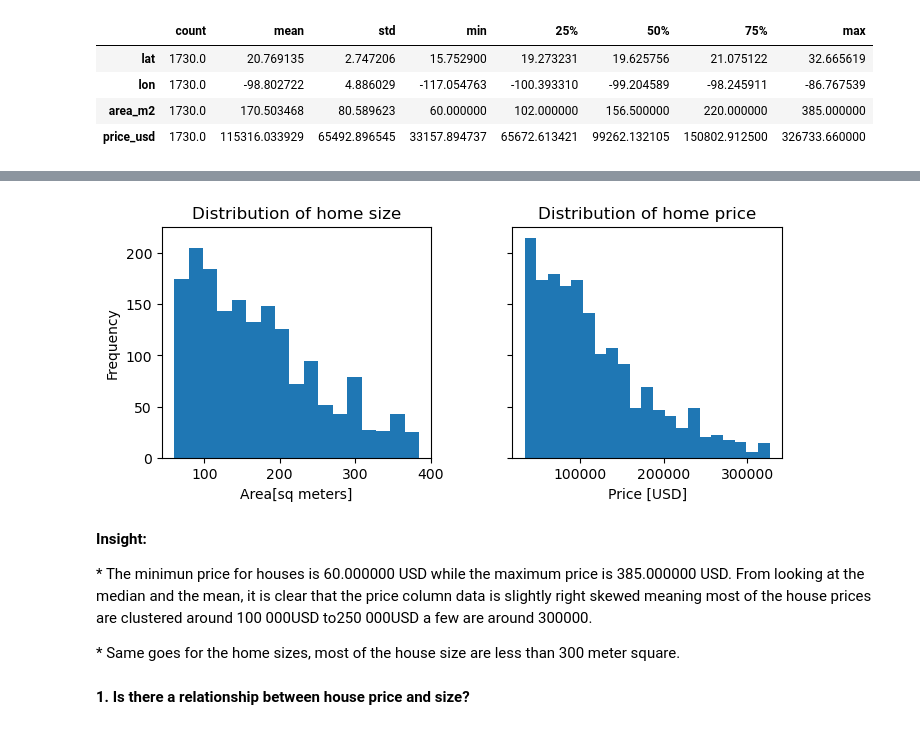
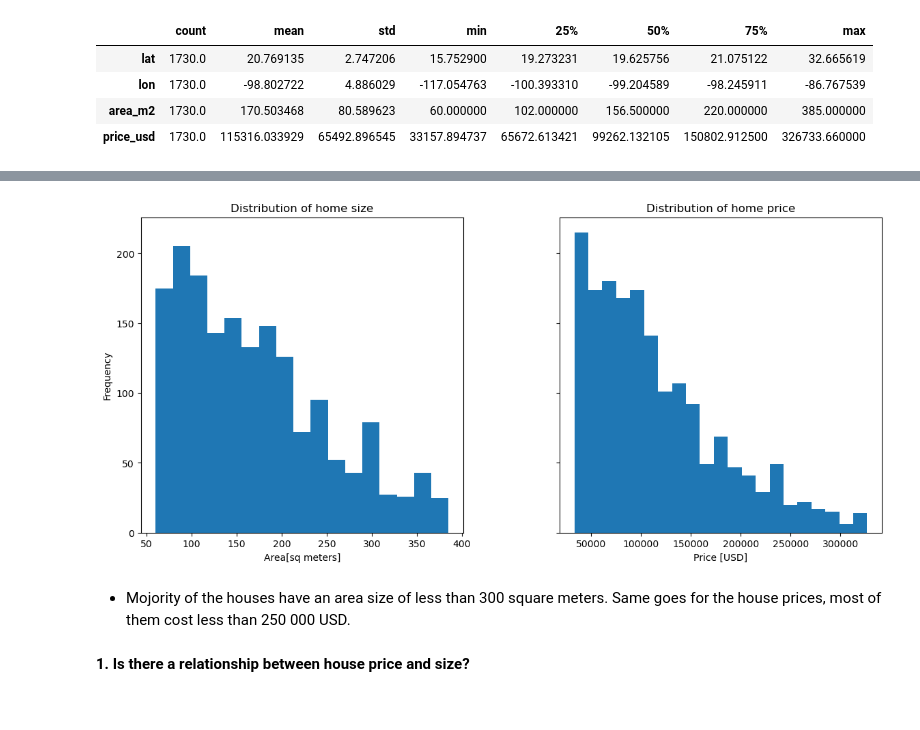
Before and after one commit to okanina/Mexico_Housing, a Jupyter notebook: ExploratoryDataAnalysis.ipynb, the cells around one changed output, grey strips where cells are left out. Saved outputs shown, nothing was run; the diff lists cells and outputs as text; code cells hidden in the pictures.

```diff
--- a/ExploratoryDataAnalysis.ipynb
+++ b/ExploratoryDataAnalysis.ipynb
@@ -78,23 +102,19 @@ df.describe().T
 # %%
 import matplotlib.pyplot as plt
-fig, ax=plt.subplots(1,2 ,sharey=True,  figsize=(8, 3))
-df.drop(columns=["lon", "lat"]).hist(bins='auto',grid=False, ax=ax)
+fig, ax=plt.subplots(1,2 ,sharey=True,  figsize=(14, 6))
+df.drop(columns=["lon", "lat"]).hist(bins='auto', grid=False, ax=ax)
 
 #labelling the axis
 ax[0].set_xlabel("Area[sq meters]")
 ax[0].set_ylabel("Frequency")
 ax[0].set_title("Distribution of home size")
 
 ax[1].set_xlabel("Price [USD]")
 ax[1].set_title("Distribution of home price");
 # %% [output]
-[figure, old version]
+[figure, new version]
-# %% [markdown]
-<font size="+1"><strong>Insight:
-
-<font size="+1">   * The minimun price for houses is 60.000000 USD while the maximum price is 385.000000 USD. From looking at the median and the mean, it is clear that the price column data is slightly right skewed meaning most of the house prices are clustered around 100 000USD to250 000USD a few are around 300000.
-
-<font size="+1">    * Same goes for the home sizes, most of the house size are  less than 300 meter square.
+# %% [markdown]
+* Mojority of the houses have an area size of less than 300 square meters. Same goes for the house prices, most of them cost less than 250 000 USD.
 # %% [markdown]
 <font size="+1"><strong>1. Is there a relationship between house price and size?
 # %%
```
Also changed, not shown: parts of 18 cells of this notebook.
